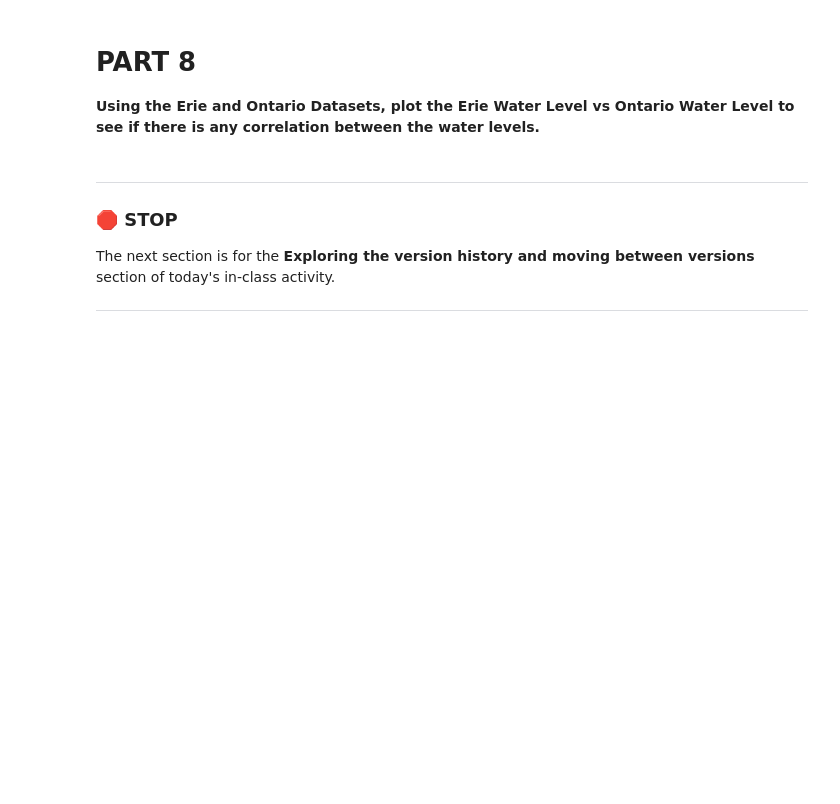
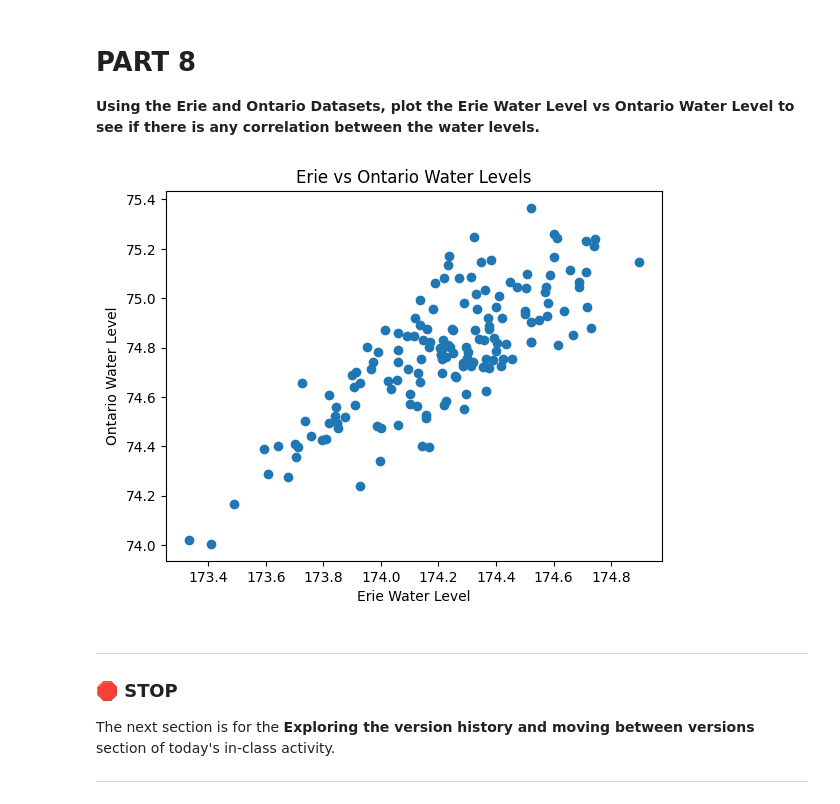
Before and after one commit to jawadami/CMSE202_Git_Started, a Jupyter notebook: Great_Lakes_and_Grand_River.ipynb, the cells around one changed output. Drawn from its saved outputs; the diff is of its cells as text; code cells hidden in the pictures; blank space fills up the shorter version.

```diff
--- a/Great_Lakes_and_Grand_River.ipynb
+++ b/Great_Lakes_and_Grand_River.ipynb
@@ -85,3 +83,16 @@ plt.show()
+# %%
+# Insert Code Here
+
+erie = pd.read_csv("data/eri.csv")
+ontario = pd.read_csv("data/ont.csv")
+import matplotlib.pyplot as plt
+plt.scatter(erie.iloc[:,1], ontario['AnnAvg'])
+plt.xlabel('Erie Water Level')
+plt.ylabel('Ontario Water Level')
+plt.title('Erie vs Ontario Water Levels')
+plt.show()
+# %% [output]
+[figure, added]
 # %% [markdown]
 ---
 ### &#128721; STOP
```
Also changed, not shown: parts of 1 cell of this notebook.
